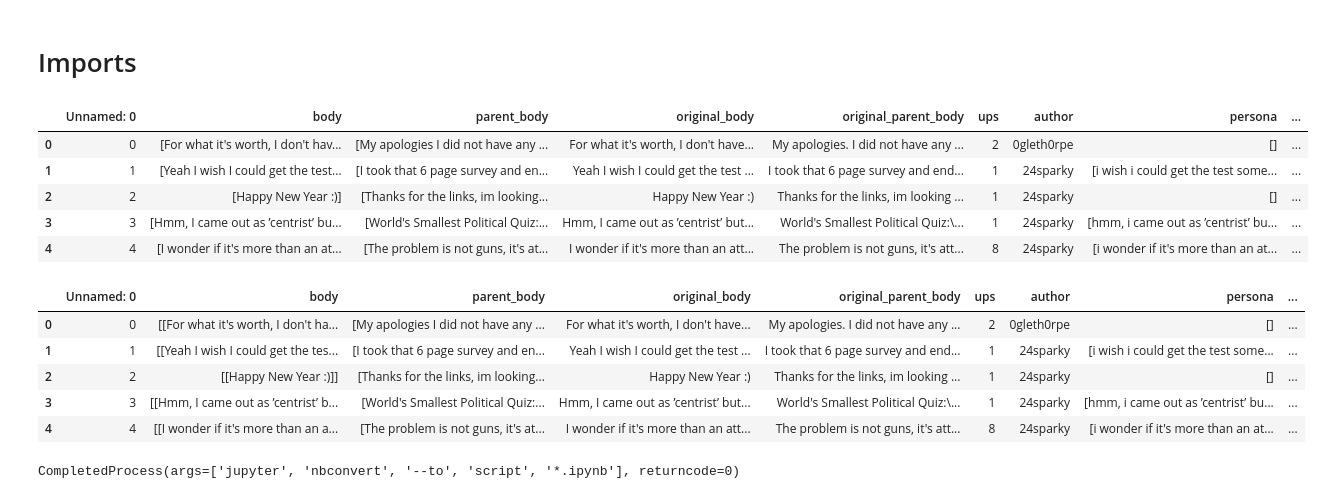
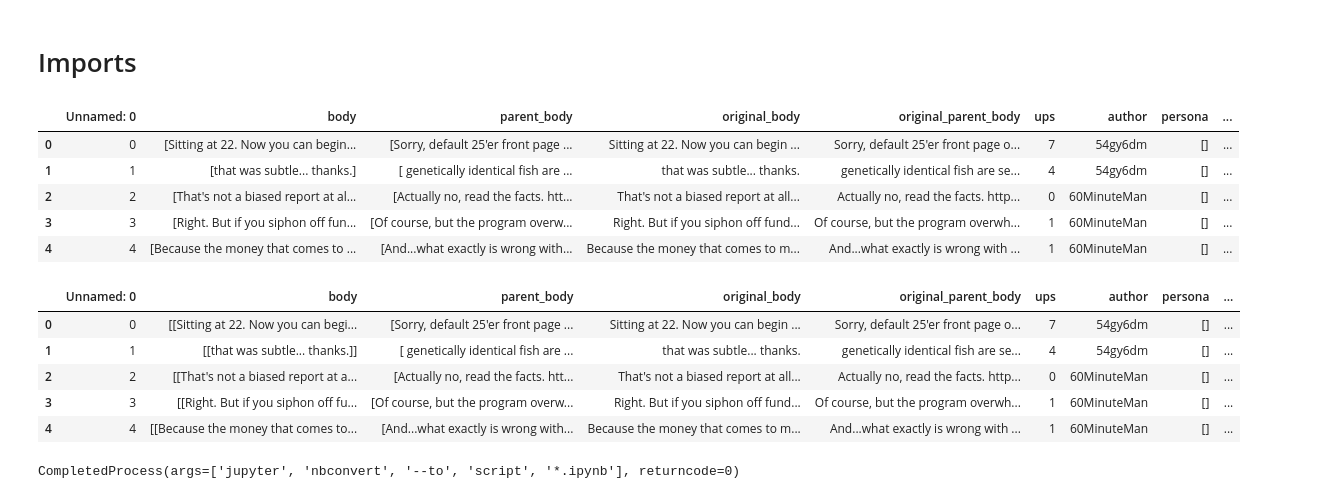
Before and after one commit to Exe-dev/PersonaGeneration, a Jupyter notebook: PreprocessOfTest.ipynb, the cells around one changed output. Saved outputs shown, nothing was run; the diff lists cells and outputs as text; code cells hidden in the pictures.

Commit message:
escape meta character

```diff
--- a/PreprocessOfTest.ipynb
+++ b/PreprocessOfTest.ipynb
@@ -46,7 +46,7 @@
 # Constant Value
 # %%
 NPARTITIONS = 1000
-INPUT_PATH = "./outputs/persona1.csv"
+INPUT_PATH = "./outputs/persona0.csv"
 SCHEDULER = "threads"
 # %% [markdown]
 # Imports
@@ -68,19 +68,19 @@ ProgressBar().register()
 nlp = spacy.load('en_core_web_sm')
 #neuralcoref.add_to_pipe(nlp)
 # %%
-df_input = pd.read_csv(INPUT_PATH)
+df_input = pd.read_csv(INPUT_PATH, encoding="unicode-escape")
 df_input["body"] = [ast.literal_eval(d) for d in df_input["body"]]
 df_input["parent_body"] = [ast.literal_eval(d) for d in df_input["parent_body"]]
 df_input["persona"] = [ast.literal_eval(d) for d in df_input["persona"]]
 df_input["parent_persona"] = [ast.literal_eval(d) for d in df_input["parent_persona"]]
 df_input.head(5)
 # %% [output]
 |  | Unnamed: 0 | body | parent_body | original_body | original_parent_body | ups | author | persona | ... |
-| 0 | 0 | [For what it's worth, I don't hav... | [My apologies I did not have any ... | For what it's worth, I don't have... | My apologies. I did not have any ... | 2 | 0gleth0rpe | [] | ... |
-| 1 | 1 | [Yeah I wish I could get the test... | [I took that 6 page survey and en... | Yeah I wish I could get the test ... | I took that 6 page survey and end... | 1 | 24sparky | [i wish i could get the test some... | ... |
-| 2 | 2 | [Happy New Year :)] | [Thanks for the links, im looking... | Happy New Year :) | Thanks for the links, im looking ... | 1 | 24sparky | [] | ... |
-| 3 | 3 | [Hmm, I came out as ’centrist’ bu... | [World's Smallest Political Quiz:... | Hmm, I came out as ’centrist’ but... | World's Smallest Political Quiz:\... | 1 | 24sparky | [hmm, i came out as ’centrist’ bu... | ... |
-| 4 | 4 | [I wonder if it's more than an at... | [The problem is not guns, it's at... | I wonder if it's more than an att... | The problem is not guns, it's att... | 8 | 24sparky | [i wonder if it's more than an at... | ... |
+| 0 | 0 | [Sitting at 22. Now you can begin... | [Sorry, default 25'er front page ... | Sitting at 22. Now you can begin ... | Sorry, default 25'er front page o... | 7 | 54gy6dm | [] | ... |
+| 1 | 1 | [that was subtle... thanks.] | [ genetically identical fish are ... | that was subtle... thanks. | genetically identical fish are se... | 4 | 54gy6dm | [] | ... |
+| 2 | 2 | [That's not a biased report at al... | [Actually no, read the facts. htt... | That's not a biased report at all... | Actually no, read the facts. http... | 0 | 60MinuteMan | [] | ... |
+| 3 | 3 | [Right. But if you siphon off fun... | [Of course, but the program overw... | Right. But if you siphon off fund... | Of course, but the program overwh... | 1 | 60MinuteMan | [] | ... |
+| 4 | 4 | [Because the money that comes to ... | [And...what exactly is wrong with... | Because the money that comes to m... | And...what exactly is wrong with ... | 1 | 60MinuteMan | [] | ... |
 # %%
 def create_json(row):
     return {
@@ -106,11 +106,11 @@ df_input["json"] = df_input.progress_apply(create_json, axis=1)
 df_input.head(5)
 # %% [output]
 |  | Unnamed: 0 | body | parent_body | original_body | original_parent_body | ups | author | persona | ... |
-| 0 | 0 | [[For what it's worth, I don't ha... | [My apologies I did not have any ... | For what it's worth, I don't have... | My apologies. I did not have any ... | 2 | 0gleth0rpe | [] | ... |
-| 1 | 1 | [[Yeah I wish I could get the tes... | [I took that 6 page survey and en... | Yeah I wish I could get the test ... | I took that 6 page survey and end... | 1 | 24sparky | [i wish i could get the test some... | ... |
-| 2 | 2 | [[Happy New Year :)]] | [Thanks for the links, im looking... | Happy New Year :) | Thanks for the links, im looking ... | 1 | 24sparky | [] | ... |
-| 3 | 3 | [[Hmm, I came out as ’centrist’ b... | [World's Smallest Political Quiz:... | Hmm, I came out as ’centrist’ but... | World's Smallest Political Quiz:\... | 1 | 24sparky | [hmm, i came out as ’centrist’ bu... | ... |
-| 4 | 4 | [[I wonder if it's more than an a... | [The problem is not guns, it's at... | I wonder if it's more than an att... | The problem is not guns, it's att... | 8 | 24sparky | [i wonder if it's more than an at... | ... |
+| 0 | 0 | [[Sitting at 22. Now you can begi... | [Sorry, default 25'er front page ... | Sitting at 22. Now you can begin ... | Sorry, default 25'er front page o... | 7 | 54gy6dm | [] | ... |
+| 1 | 1 | [[that was subtle... thanks.]] | [ genetically identical fish are ... | that was subtle... thanks. | genetically identical fish are se... | 4 | 54gy6dm | [] | ... |
+| 2 | 2 | [[That's not a biased report at a... | [Actually no, read the facts. htt... | That's not a biased report at all... | Actually no, read the facts. http... | 0 | 60MinuteMan | [] | ... |
+| 3 | 3 | [[Right. But if you siphon off fu... | [Of course, but the program overw... | Right. But if you siphon off fund... | Of course, but the program overwh... | 1 | 60MinuteMan | [] | ... |
+| 4 | 4 | [[Because the money that comes to... | [And...what exactly is wrong with... | Because the money that comes to m... | And...what exactly is wrong with ... | 1 | 60MinuteMan | [] | ... |
 # %%
 list_json = df_input["json"].tolist()
 with open(f"./outputs/test_data.json", "wt", encoding="utf-8") as file:
```
Also changed, not shown: 3 other files.
